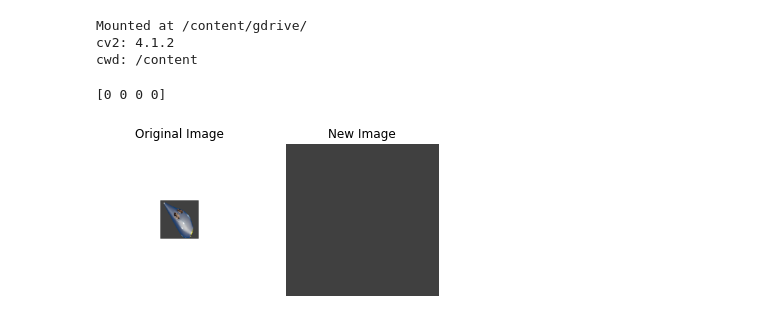
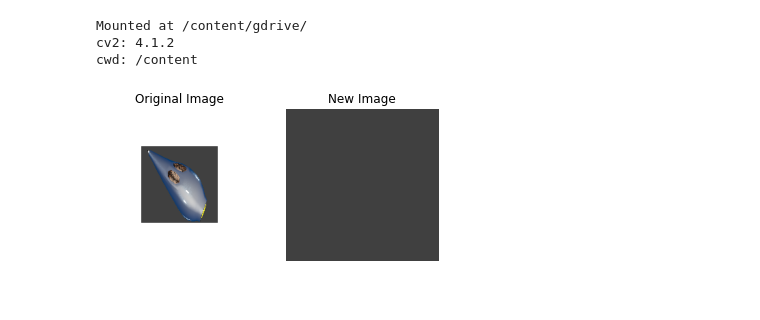
Before and after one commit to iypc-team/CoLab, a Jupyter notebook: CV2_Utilities.ipynb, the cells around one changed output. Cells and saved outputs as stored; diff of their text form; code cells hidden in the pictures.

```diff
--- a/CV2_Utilities.ipynb
+++ b/CV2_Utilities.ipynb
@@ -263,30 +267,29 @@ def cv2AddTwoImages(imagePath1, imagePath2):
 # %%
 
 pth = join(tensorflowImagesPath, 'Enemy')
 pth = join(pth, 'enemy_1.png')
 shutil.copy2(pth, contentPth)
 
 enemyPath = join(contentPth, 'enemy_1.png')
 enemyImg = cv2.imread(enemyPath, cv2.IMREAD_UNCHANGED)
 enemyImg = cv2ResizeImage(enemyImg)
-enemyImg = cv2ZoomImage(enemyImg, newScale=0.25, silent=True)
+enemyImg = cv2ZoomImage(enemyImg, newScale=0.5, silent=True)
 
 imagePath = join(contentPth, 'zoom_enemy.png')
 cv2.imwrite(imagePath, enemyImg)
 
 try:
     cv2.waitKey(100)
     cv2.destroyAllWindows()
 except: pass
 
 bgImagePath = cv2CreateImageWithColor([64, 64, 64, 255])
 bgImage = cv2.imread(bgImagePath, cv2.IMREAD_UNCHANGED)
 
 try: cv2_imshow()
 except: matPlotCompareTwoImages(enemyImg, bgImage)
 # %% [output]
-[0 0 0 0]
-[figure, old version]
+[figure, new version]
 # %%
 img1 = cv2.imread('zoom_enemy.png', cv2.IMREAD_UNCHANGED)
 img2 = cv2.imread(bgImagePath, cv2.IMREAD_UNCHANGED)
```
Also changed, not shown: parts of 5 cells of this notebook.
